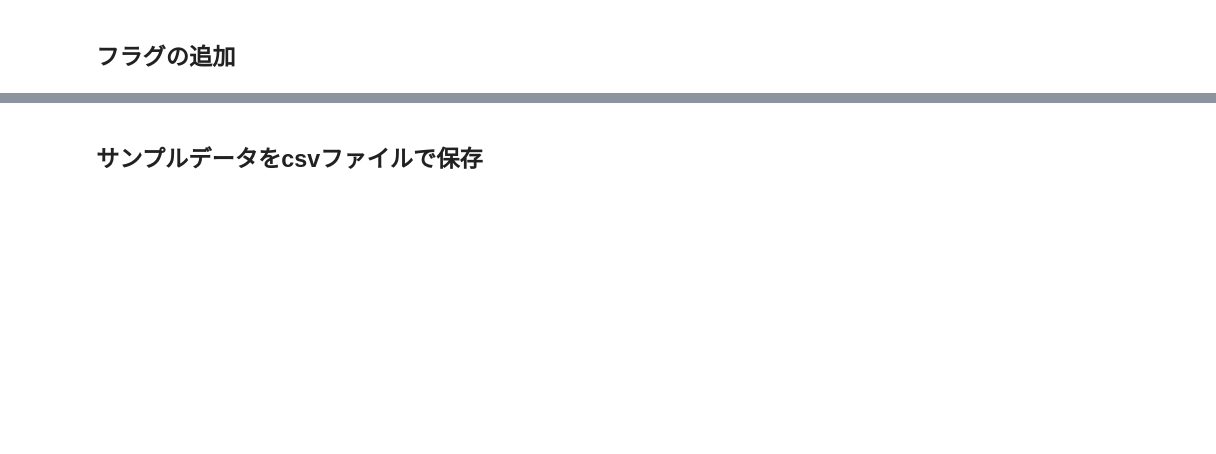
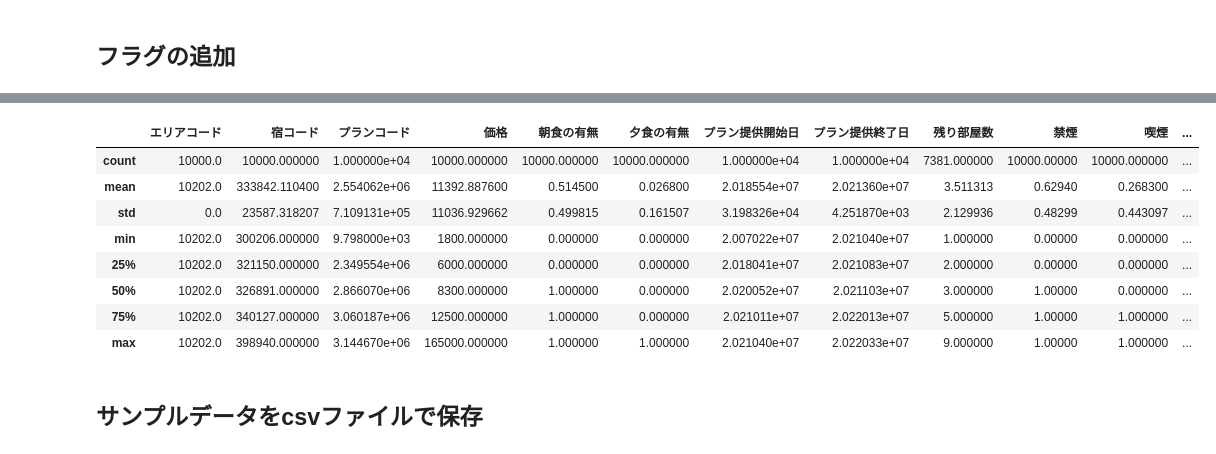
Before and after one commit to horiken0618/sample_gen, a Jupyter notebook: sample_gen.ipynb, the cells around one changed output, grey strips where cells are left out. Saved outputs shown, nothing was run; the diff lists cells and outputs as text; code cells hidden in the pictures; blank space fills up the shorter version.

```diff
--- a/sample_gen.ipynb
+++ b/sample_gen.ipynb
@@ -100,3 +149,15 @@ df_s
+# %%
+df_s.describe()
+# %% [output]
+|  | エリアコード | 宿コード | プランコード | 価格 | 朝食の有無 | 夕食の有無 | プラン提供開始日 | プラン提供終了日 | 残り部屋数 | 禁煙 | 喫煙 | ... |
+| count | 10000.0 | 10000.000000 | 1.000000e+04 | 10000.000000 | 10000.000000 | 10000.000000 | 1.000000e+04 | 1.000000e+04 | 7381.000000 | 10000.00000 | 10000.000000 | ... |
+| mean | 10202.0 | 333842.110400 | 2.554062e+06 | 11392.887600 | 0.514500 | 0.026800 | 2.018554e+07 | 2.021360e+07 | 3.511313 | 0.62940 | 0.268300 | ... |
+| std | 0.0 | 23587.318207 | 7.109131e+05 | 11036.929662 | 0.499815 | 0.161507 | 3.198326e+04 | 4.251870e+03 | 2.129936 | 0.48299 | 0.443097 | ... |
+| min | 10202.0 | 300206.000000 | 9.798000e+03 | 1800.000000 | 0.000000 | 0.000000 | 2.007022e+07 | 2.021040e+07 | 1.000000 | 0.00000 | 0.000000 | ... |
+| 25% | 10202.0 | 321150.000000 | 2.349554e+06 | 6000.000000 | 0.000000 | 0.000000 | 2.018041e+07 | 2.021083e+07 | 2.000000 | 0.00000 | 0.000000 | ... |
+| 50% | 10202.0 | 326891.000000 | 2.866070e+06 | 8300.000000 | 1.000000 | 0.000000 | 2.020052e+07 | 2.021103e+07 | 3.000000 | 1.00000 | 0.000000 | ... |
+| 75% | 10202.0 | 340127.000000 | 3.060187e+06 | 12500.000000 | 1.000000 | 0.000000 | 2.021011e+07 | 2.022013e+07 | 5.000000 | 1.00000 | 1.000000 | ... |
+| max | 10202.0 | 398940.000000 | 3.144670e+06 | 165000.000000 | 1.000000 | 1.000000 | 2.021040e+07 | 2.022033e+07 | 9.000000 | 1.00000 | 1.000000 | ... |
 # %% [markdown]
 ## サンプルデータをcsvファイルで保存
 # %%
```
Also changed, not shown: parts of 3 cells of this notebook.
